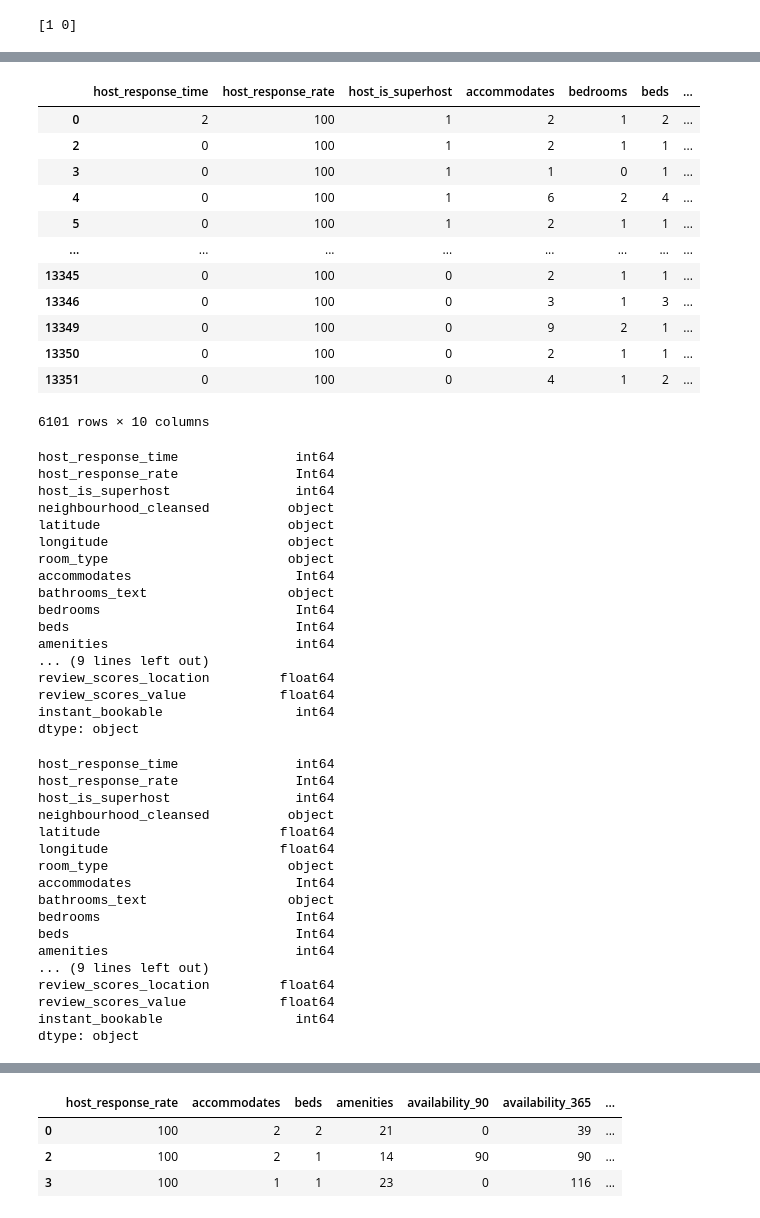
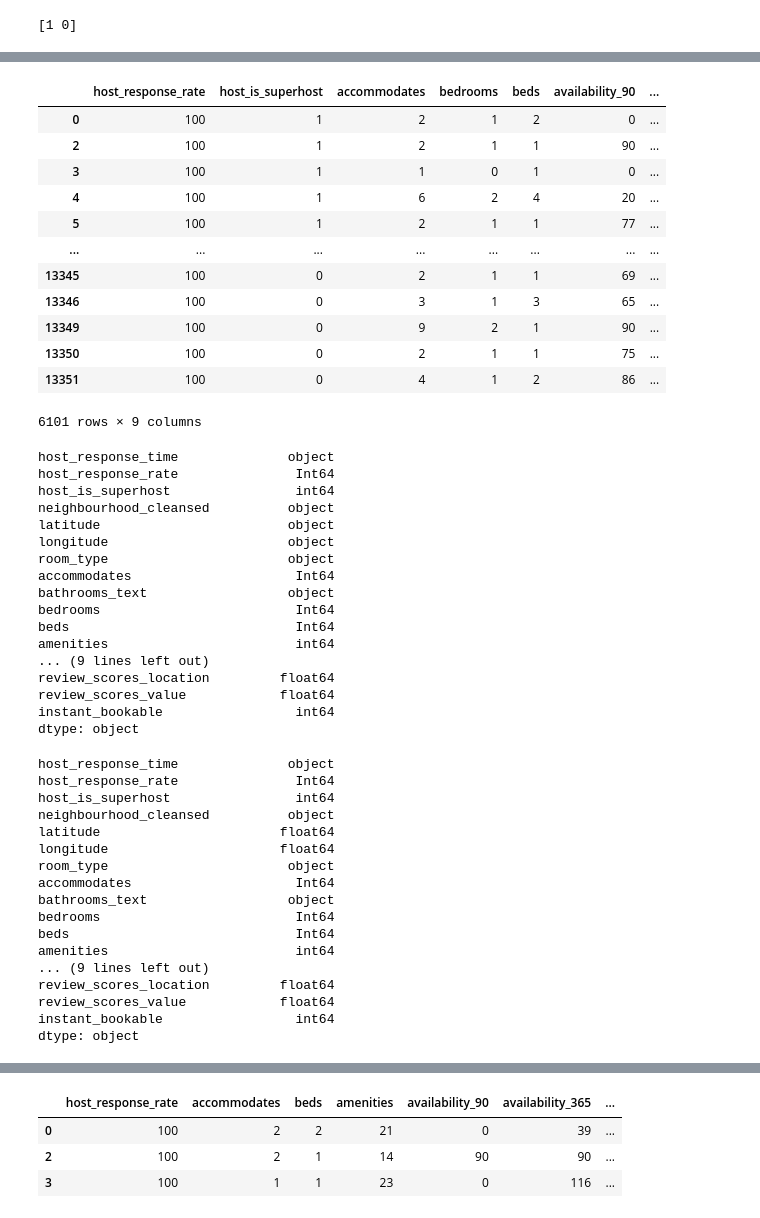
Before and after one commit to rainnn99/-DataAnalysis_Airbnb, a Jupyter notebook: DataAnalysis_Airbnb.ipynb, the cells around one changed output, grey strips where cells are left out. Saved outputs shown, nothing was run; the diff lists cells and outputs as text; code cells hidden in the pictures.

```diff
--- a/DataAnalysis_Airbnb.ipynb
+++ b/DataAnalysis_Airbnb.ipynb
@@ -106,9 +106,3 @@ instant_bookable                 0
 dtype: int64
 # %% [markdown]
 값 변환, 결측치 처리
-# %%
-#특정 값들을 변환하는 작업 No.1 host_response_time 결측치는 3으로 대체
-df['host_response_time'].fillna("a few days or more", inplace=True)
-change_val = {"within an hour" : 0, "within a few hours" : 1, "within a day" : 2, "a few days or more" : 3}
-df['host_response_time'] = df['host_response_time'].map(change_val)
-df.isnull().sum()
@@ -267,21 +243,21 @@ df.head(3)
 # %%
-column_name = ['host_response_time', 'host_response_rate','host_is_superhost','accommodates','bedrooms','beds','availability_90','availability_365',
+column_name = ['host_response_rate','host_is_superhost','accommodates','bedrooms','beds','availability_90','availability_365',
                'number_of_reviews','instant_bookable']
 df[column_name].astype(int)
 # %% [output]
-|  | host_response_time | host_response_rate | host_is_superhost | accommodates | bedrooms | beds | ... |
-| 0 | 2 | 100 | 1 | 2 | 1 | 2 | ... |
-| 2 | 0 | 100 | 1 | 2 | 1 | 1 | ... |
-| 3 | 0 | 100 | 1 | 1 | 0 | 1 | ... |
-| 4 | 0 | 100 | 1 | 6 | 2 | 4 | ... |
-| 5 | 0 | 100 | 1 | 2 | 1 | 1 | ... |
+|  | host_response_rate | host_is_superhost | accommodates | bedrooms | beds | availability_90 | ... |
+| 0 | 100 | 1 | 2 | 1 | 2 | 0 | ... |
+| 2 | 100 | 1 | 2 | 1 | 1 | 90 | ... |
+| 3 | 100 | 1 | 1 | 0 | 1 | 0 | ... |
+| 4 | 100 | 1 | 6 | 2 | 4 | 20 | ... |
+| 5 | 100 | 1 | 2 | 1 | 1 | 77 | ... |
 | ... | ... | ... | ... | ... | ... | ... | ... |
-| 13345 | 0 | 100 | 0 | 2 | 1 | 1 | ... |
-| 13346 | 0 | 100 | 0 | 3 | 1 | 3 | ... |
-| 13349 | 0 | 100 | 0 | 9 | 2 | 1 | ... |
-| 13350 | 0 | 100 | 0 | 2 | 1 | 1 | ... |
-| 13351 | 0 | 100 | 0 | 4 | 1 | 2 | ... |
+| 13345 | 100 | 0 | 2 | 1 | 1 | 69 | ... |
+| 13346 | 100 | 0 | 3 | 1 | 3 | 65 | ... |
+| 13349 | 100 | 0 | 9 | 2 | 1 | 90 | ... |
+| 13350 | 100 | 0 | 2 | 1 | 1 | 75 | ... |
+| 13351 | 100 | 0 | 4 | 1 | 2 | 86 | ... |
-6101 rows × 10 columns
+6101 rows × 9 columns
 # %%
 #int로 변환되지 않는 값들 발견하여 처리
 column_names = ['host_response_rate','accommodates', 'bedrooms', 'beds', 'availability_90', 'availability_365', 'number_of_reviews']
@@ -290,7 +266,7 @@ for col in column_names:
     df[col] = pd.to_numeric(df[col], errors='coerce').astype('Int64')
 df.dtypes
 # %% [output]
-host_response_time               int64
+host_response_time              object
 host_response_rate               Int64
 host_is_superhost                int64
 neighbourhood_cleansed          object
@@ -313,7 +289,7 @@ for col in column_names:
     df[col] = pd.to_numeric(df[col], errors='coerce').astype('float64')
 df.dtypes
 # %% [output]
-host_response_time               int64
+host_response_time              object
 host_response_rate               Int64
 host_is_superhost                int64
 neighbourhood_cleansed          object
```
Also changed, not shown: parts of 17 cells of this notebook.
